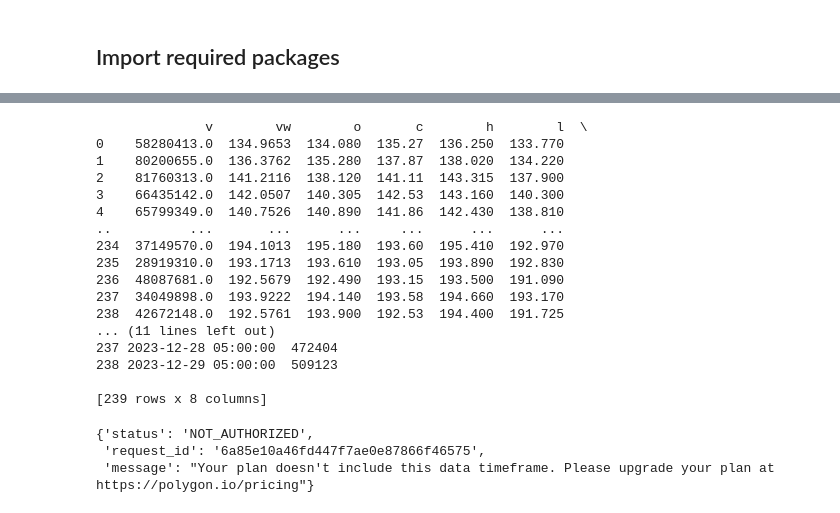
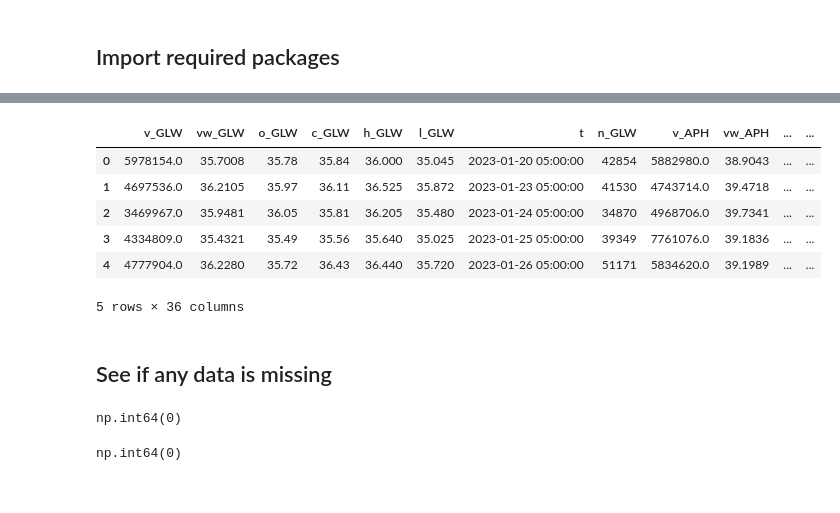
Before and after one commit to Benedictgr97/stock_prediction_v2, a Jupyter notebook: price_predictor.ipynb, the cells around one changed output, grey strips where cells are left out. Drawn from its saved outputs; the diff is of its cells as text; code cells hidden in the pictures.

```diff
--- a/price_predictor.ipynb
+++ b/price_predictor.ipynb
@@ -28,43 +37,0 @@ KeyError: 'results'
-# %%
-import requests
-import pandas as pd
-
-api_key = 'BIf89HTb0NaGQsWozgDr5x1W8GfFC3MH'
-symbol = 'AAPL'
-url = f'https://api.polygon.io/v2/aggs/ticker/{symbol}/range/1/day/2023-01-01/2024-01-01?apiKey={api_key}'
-
-response = requests.get(url)
-data = response.json()
-
-# Convert the JSON data to a pandas DataFrame
-df = pd.DataFrame(data['results'])
-
-# Convert the timestamp to a readable date format
-df['t'] = pd.to_datetime(df['t'], unit='ms')
-
-# Display the historical data
-print(df)
-# %% [output]
-              v        vw        o       c        h        l  \
-0    58280413.0  134.9653  134.080  135.27  136.250  133.770
-1    80200655.0  136.3762  135.280  137.87  138.020  134.220
-2    81760313.0  141.2116  138.120  141.11  143.315  137.900
-3    66435142.0  142.0507  140.305  142.53  143.160  140.300
-4    65799349.0  140.7526  140.890  141.86  142.430  138.810
-..          ...       ...      ...     ...      ...      ...
-234  37149570.0  194.1013  195.180  193.60  195.410  192.970
-235  28919310.0  193.1713  193.610  193.05  193.890  192.830
-236  48087681.0  192.5679  192.490  193.15  193.500  191.090
-237  34049898.0  193.9222  194.140  193.58  194.660  193.170
-238  42672148.0  192.5761  193.900  192.53  194.400  191.725
-... (11 lines left out)
-237 2023-12-28 05:00:00  472404
-238 2023-12-29 05:00:00  509123
-
-[239 rows x 8 columns]
-# %%
-data
-# %% [output]
-{'status': 'NOT_AUTHORIZED',
- 'request_id': '6a85e10a46fd447f7ae0e87866f46575',
- 'message': "Your plan doesn't include this data timeframe. Please upgrade your plan at https://polygon.io/pricing"}
@@ -70,0 +52,20 @@ data
+# %%
+stock_prices_df.head()
+# %% [output]
+|  | v_GLW | vw_GLW | o_GLW | c_GLW | h_GLW | l_GLW | t | n_GLW | v_APH | vw_APH | ... | ... |
+| 0 | 5978154.0 | 35.7008 | 35.78 | 35.84 | 36.000 | 35.045 | 2023-01-20 05:00:00 | 42854 | 5882980.0 | 38.9043 | ... | ... |
+| 1 | 4697536.0 | 36.2105 | 35.97 | 36.11 | 36.525 | 35.872 | 2023-01-23 05:00:00 | 41530 | 4743714.0 | 39.4718 | ... | ... |
+| 2 | 3469967.0 | 35.9481 | 36.05 | 35.81 | 36.205 | 35.480 | 2023-01-24 05:00:00 | 34870 | 4968706.0 | 39.7341 | ... | ... |
+| 3 | 4334809.0 | 35.4321 | 35.49 | 35.56 | 35.640 | 35.025 | 2023-01-25 05:00:00 | 39349 | 7761076.0 | 39.1836 | ... | ... |
+| 4 | 4777904.0 | 36.2280 | 35.72 | 36.43 | 36.440 | 35.720 | 2023-01-26 05:00:00 | 51171 | 5834620.0 | 39.1989 | ... | ... |
+5 rows × 36 columns
+# %% [markdown]
+## See if any data is missing
+# %%
+stock_prices_df.isna().sum().sum()
+# %% [output]
+np.int64(0)
+# %%
+stock_prices_df.isin([np.inf, -np.inf]).sum().sum()
+# %% [output]
+np.int64(0)
```
Also changed, not shown: parts of 10 cells of this notebook.
